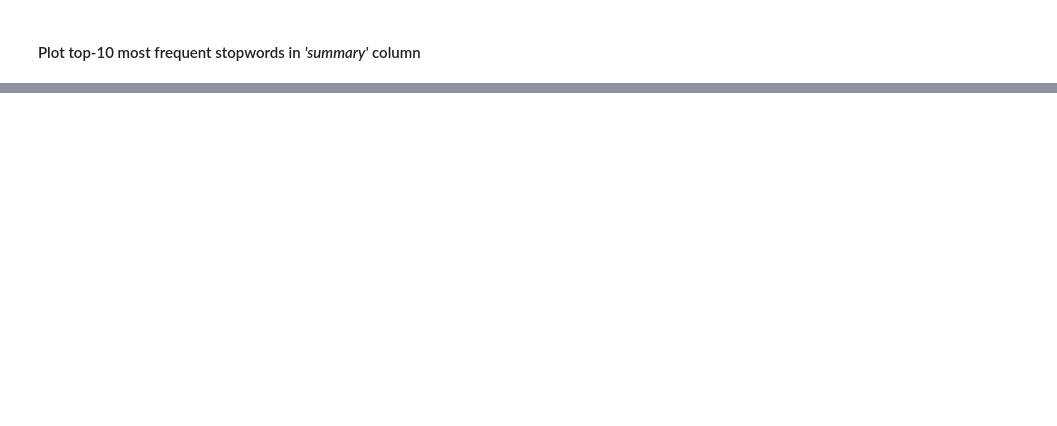
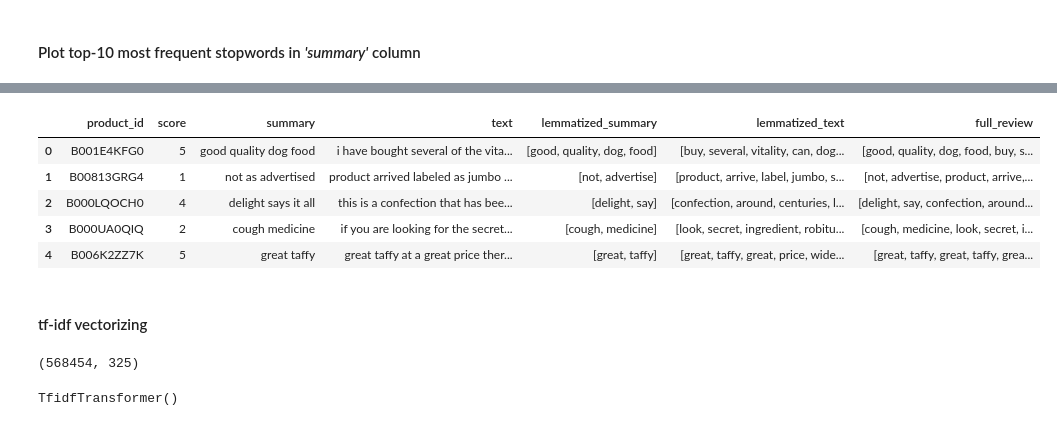
Before and after one commit to mverbytska/amazon-reviews-sentiment-analysis, a Jupyter notebook: myenv/amazon_sentiment_analysis.ipynb, the cells around one changed output, grey strips where cells are left out. Cells and saved outputs as stored; diff of their text form; code cells hidden in the pictures; blank space fills up the shorter version.

Commit message:
Text data preprocessing stage

```diff
--- a/myenv/amazon_sentiment_analysis.ipynb
+++ b/myenv/amazon_sentiment_analysis.ipynb
@@ -272,0 +338,8 @@ find_and_plot_top_words(clean_data, 'summary', 10, True)
+# %%
+wnl = WordNetLemmatizer()
+def lemmatization_of(text):
+    return [wnl.lemmatize(word, pos='v') for word in text]
+# %%
+clean_data['lemmatized_summary'] = clean_data['tokenized_summary_without_stopwords'].apply(lemmatization_of)
+clean_data['lemmatized_text'] = clean_data['tokenized_text_without_stopwords'].apply(lemmatization_of)
+clean_data['lemmatized_text'][3549]
@@ -272,0 +368,3 @@ find_and_plot_top_words(clean_data, 'summary', 10, True)
+# %%
+columns_to_save = ['product_id', 'score', 'summary', 'text', 'lemmatized_summary', 'lemmatized_text']
+clean_data = clean_data[columns_to_save]
@@ -272,0 +380,15 @@ find_and_plot_top_words(clean_data, 'summary', 10, True)
+# %%
+def union_lists(l1: list, l2: list):
+    return l1+l2
+# %%
+clean_data['full_review'] = clean_data.apply(lambda x: union_lists(x['lemmatized_summary'], x['lemmatized_text']), axis=1)
+clean_data.head()
+# %% [output]
+|  | product_id | score | summary | text | lemmatized_summary | lemmatized_text | full_review |
+| 0 | B001E4KFG0 | 5 | good quality dog food | i have bought several of the vita... | [good, quality, dog, food] | [buy, several, vitality, can, dog... | [good, quality, dog, food, buy, s... |
+| 1 | B00813GRG4 | 1 | not as advertised | product arrived labeled as jumbo ... | [not, advertise] | [product, arrive, label, jumbo, s... | [not, advertise, product, arrive,... |
+| 2 | B000LQOCH0 | 4 | delight says it all | this is a confection that has bee... | [delight, say] | [confection, around, centuries, l... | [delight, say, confection, around... |
+| 3 | B000UA0QIQ | 2 | cough medicine | if you are looking for the secret... | [cough, medicine] | [look, secret, ingredient, robitu... | [cough, medicine, look, secret, i... |
+| 4 | B006K2ZZ7K | 5 | great taffy | great taffy at a great price ther... | [great, taffy] | [great, taffy, great, price, wide... | [great, taffy, great, taffy, grea... |
+# %% [markdown]
+#### tf-idf vectorizing
@@ -272,0 +399,9 @@ find_and_plot_top_words(clean_data, 'summary', 10, True)
+# %%
+word_count_vector.shape
+# %% [output]
+(568454, 325)
+# %%
+tfidf_transf = TfidfTransformer(smooth_idf=True, use_idf=True)
+tfidf_transf.fit(word_count_vector)
+# %% [output]
+TfidfTransformer()
```
Also changed, not shown: parts of 26 cells of this notebook.
